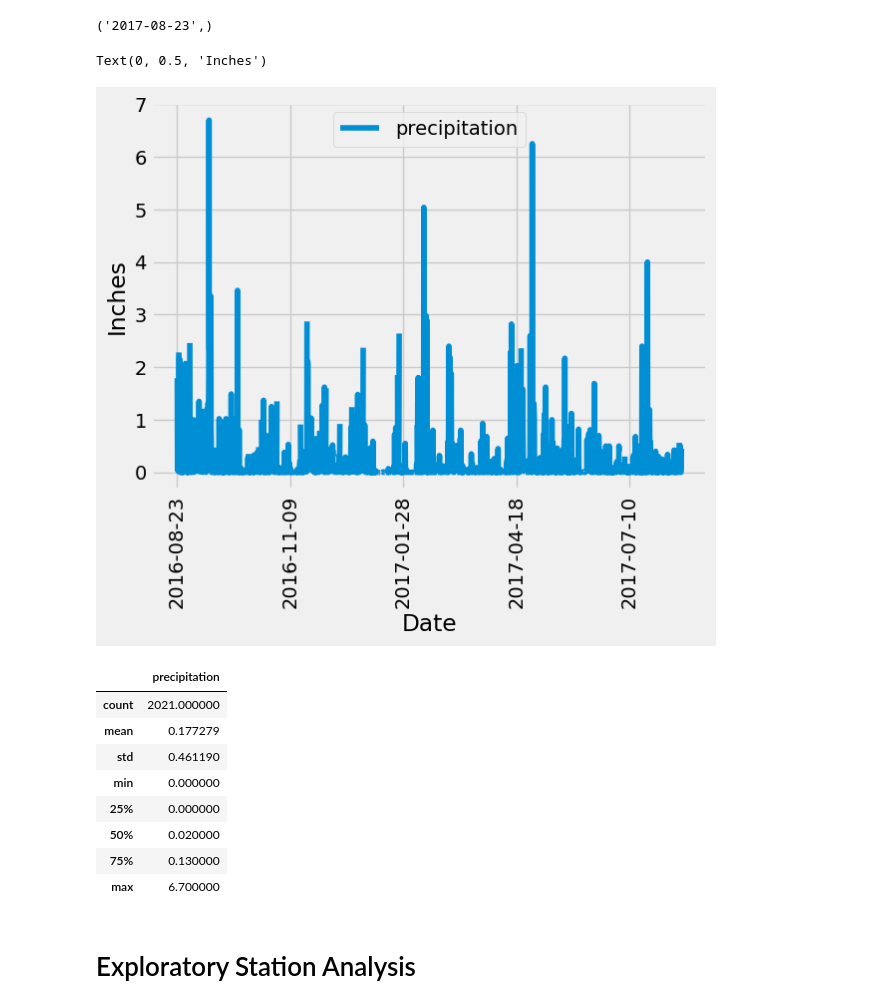
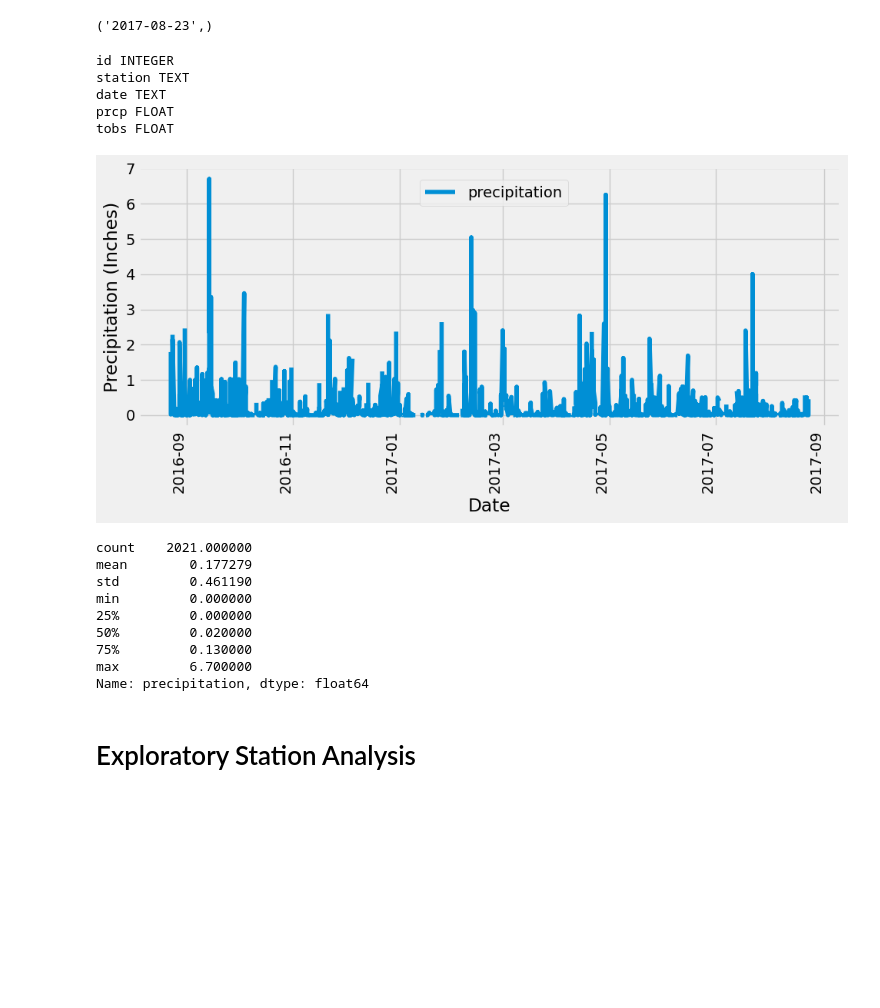
Before and after one commit to r-ellis-porter/sqlalchemy-challenge, a Jupyter notebook: SurfsUp/climate_analysis.ipynb, the cells around one changed output. Saved outputs shown, nothing was run; the diff lists cells and outputs as text; code cells hidden in the pictures; blank space fills up the shorter version.

Commit message:
completed exploratory precip analysis

```diff
--- a/SurfsUp/climate_analysis.ipynb
+++ b/SurfsUp/climate_analysis.ipynb
@@ -42,37 +43,60 @@ session = Session(engine)
 # %% [output]
 ('2017-08-23',)
+# %%
+inspector = inspect(engine)
+columns = inspector.get_columns('measurement')
+for column in columns:
+    print(column["name"], column["type"])
+# %% [output]
+id INTEGER
+station TEXT
+date TEXT
+prcp FLOAT
+tobs FLOAT
 # %%
 # Design a query to retrieve the last 12 months of precipitation data and plot the results.
 # Starting from the most recent data point in the database.
 
 # Calculate the date one year from the last date in data set.
+year_before = dt.date(2017, 8, 23) - dt.timedelta(days=365)
+
+# Perform a query to retrieve the data and precipitation scores
+selection = [Measurement.date, Measurement.prcp]
+recent_year_data = session.query(*selection).\
+    filter(Measurement.date >= year_before).all()
+
+# Save the query results as a Pandas DataFrame. Explicitly set the column names
+df = pd.DataFrame(recent_year_data, columns=['date', 'precipitation'])
+df['date'] = pd.to_datetime(df['date'])
+
+# Sort the dataframe by date
+df.sort_values('date')
+
+# Use Pandas Plotting with Matplotlib to plot the data
+df.plot(x='date', y='precipitation', rot=90, figsize=(10, 5))
+plt.style.use('fivethirtyeight')
 
 
-# Perform a query to retrieve the data and precipitation scores
-
-
-# Save the query results as a Pandas DataFrame. Explicitly set the column names
-
-
-# Sort the dataframe by date
-
-
-# Use Pandas Plotting with Matplotlib to plot the data
+plt.xlabel('Date')
+plt.ylabel('Precipitation (Inches)')
+plt.legend(loc=(0.4, 0.85))
+plt.tight_layout()
+plt.show()
 # %% [output]
-Text(0, 0.5, 'Inches')
-[figure, old version]
+[figure, new version]
 # %%
 # Use Pandas to calculate the summary statistics for the precipitation data
+df.precipitation.describe()
 # %% [output]
-|  | precipitation |
-| count | 2021.000000 |
-| mean | 0.177279 |
-| std | 0.461190 |
-| min | 0.000000 |
-| 25% | 0.000000 |
-| 50% | 0.020000 |
-| 75% | 0.130000 |
-| max | 6.700000 |
+count    2021.000000
+mean        0.177279
+std         0.461190
+min         0.000000
+25%         0.000000
+50%         0.020000
+75%         0.130000
+max         6.700000
+Name: precipitation, dtype: float64
 # %% [markdown]
 # Exploratory Station Analysis
 # %%
```
Also changed, not shown: parts of 2 cells of this notebook.
